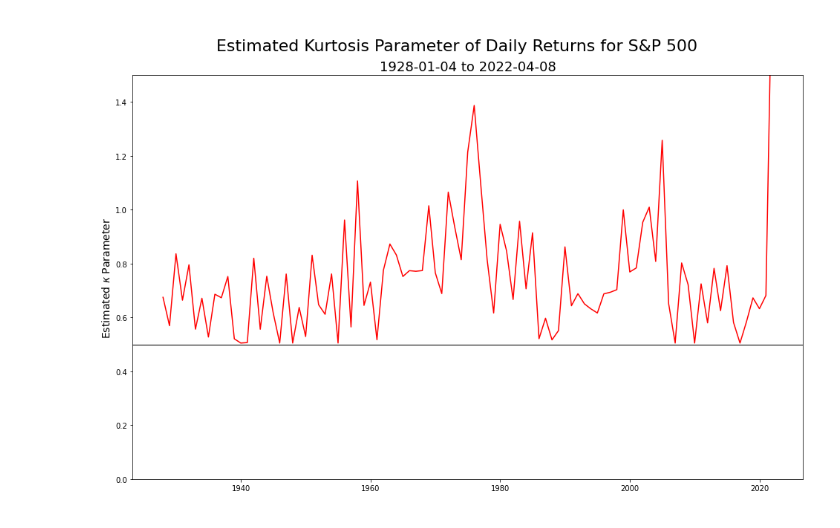
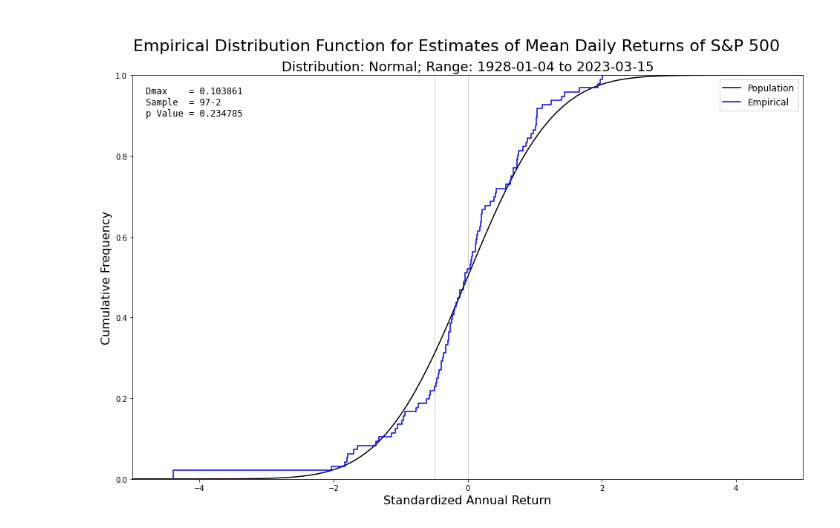
Before and after one commit to Farmhouse121/Adventures-in-Financial-Data-Science, a Jupyter notebook: Book/Section 2.3 The U.S. Stock Market Through Time/Section 2.3.3 Recessions.ipynb, the cells around one changed output. Drawn from its saved outputs; the diff is of its cells as text; code cells hidden in the pictures.

```diff
--- a/Book/Section 2.3 The U.S. Stock Market Through Time/Section 2.3.3 Recessions.ipynb
+++ b/Book/Section 2.3 The U.S. Stock Market Through Time/Section 2.3.3 Recessions.ipynb
@@ -78,18 +116,25 @@ Installing ARCH and fitting model with GED innovations.
-# %%
-# Figure 2.12
-figure,plot=pl.subplots(figsize=(ten*GoldenRatio,ten))
-figure.suptitle("\nEstimated Kurtosis Parameter of Daily Returns for S&P 500",fontsize=22)
-plot.set_title("%s to %s" % (min(SPX.index),max(SPX.index)),fontsize=18)
-plot.plot(results.index,results["kappa"],'-',color="red",label="$\\hat{\\phi}$")
-
-plot.axhline(half,color='black',lw=1)
-#fisher_error=one/(np.sqrt(252)-three)
-#plot.axhspan(-fisher_error,fisher_error,color='black',alpha=0.2)
-#plot.axhspan(-two*fisher_error,two*fisher_error,color='black',alpha=0.2)
-#plot.axhline(-two*fisher_error,color='black',linestyle=':',linewidth=1)
-#plot.axhline(+two*fisher_error,color='black',linestyle=':',linewidth=1)
-
-plot.set_ylabel("Estimated $\\kappa$ Parameter",fontsize=14)
-plot.set_ylim(zero,1.5);
-# %% [output]
-[figure, removed]
+# %%
+# Figure 2.13
+from scipy.stats import norm,kstest
+figure,plot=pl.subplots(figsize=(ten*GoldenRatio,ten))
+figure.suptitle("\nEmpirical Distribution Function for Estimates of Mean Daily Returns of S&P 500",fontsize=22)
+plot.set_title("Distribution: Normal; Range: %s to %s" % (min(SPX.index),max(SPX.index)),fontsize=18)
+x=np.linspace(-five,five,results.shape[0])
+y=norm.cdf(x)
+plot.plot(x,y,label='Population',color='black')
+x=np.sort((results[('mu','value')]-results[('mu','value')].mean())/results[('mu','value')].std())
+x=np.insert(x,0,min(x)) # extra point to complete the step plot
+y=np.linspace(one/results.shape[0],one,results.shape[0])
+y=np.insert(y,0,zero) # see above
+plot.step(x,y,label='Empirical',color='blue')
+ks=kstest(x[1:],'norm')
+plot.axvline(ks.statistic_location,color='black',lw=1,alpha=0.2)
+plot.text(-4.8,0.90,'Dmax    = %8.6f\nSample  = %d%+d\np Value = %8.6g' % (ks.statistic,len(x),-2,ks.pvalue),fontsize=12,fontdict={'family':'monospace'})
+plot.axvline(zero,color='black',lw=1,alpha=0.2)
+plot.set_ylabel("Cumulative Frequency",fontsize=16)
+plot.set_xlabel("Standardized Annual Return",fontsize=16)
+plot.set_xlim(-five,five)
+plot.set_ylim(zero,one)
+plot.legend(fontsize=12);
+# %% [output]
+[figure, added]
```
Also changed, not shown: parts of 4 cells of this notebook.
